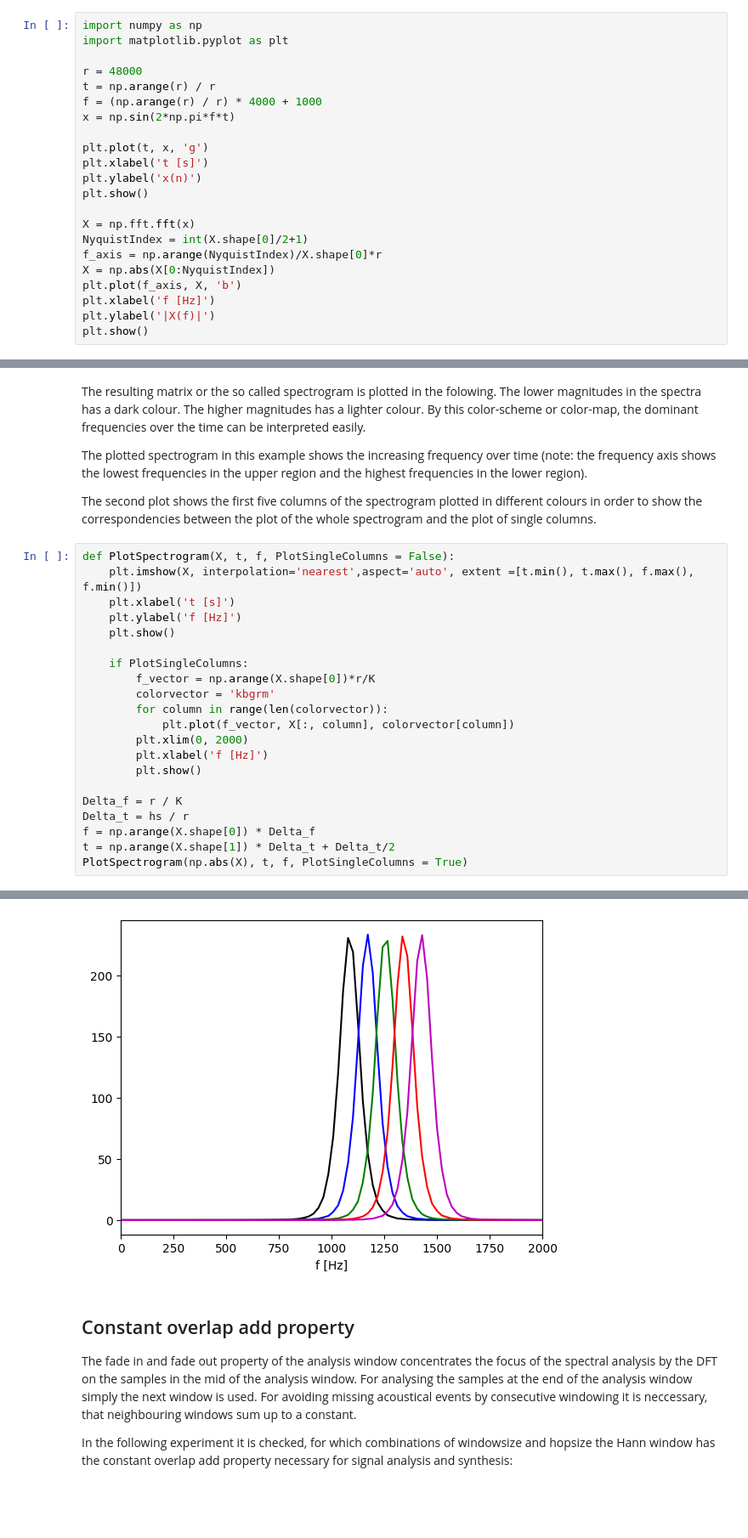
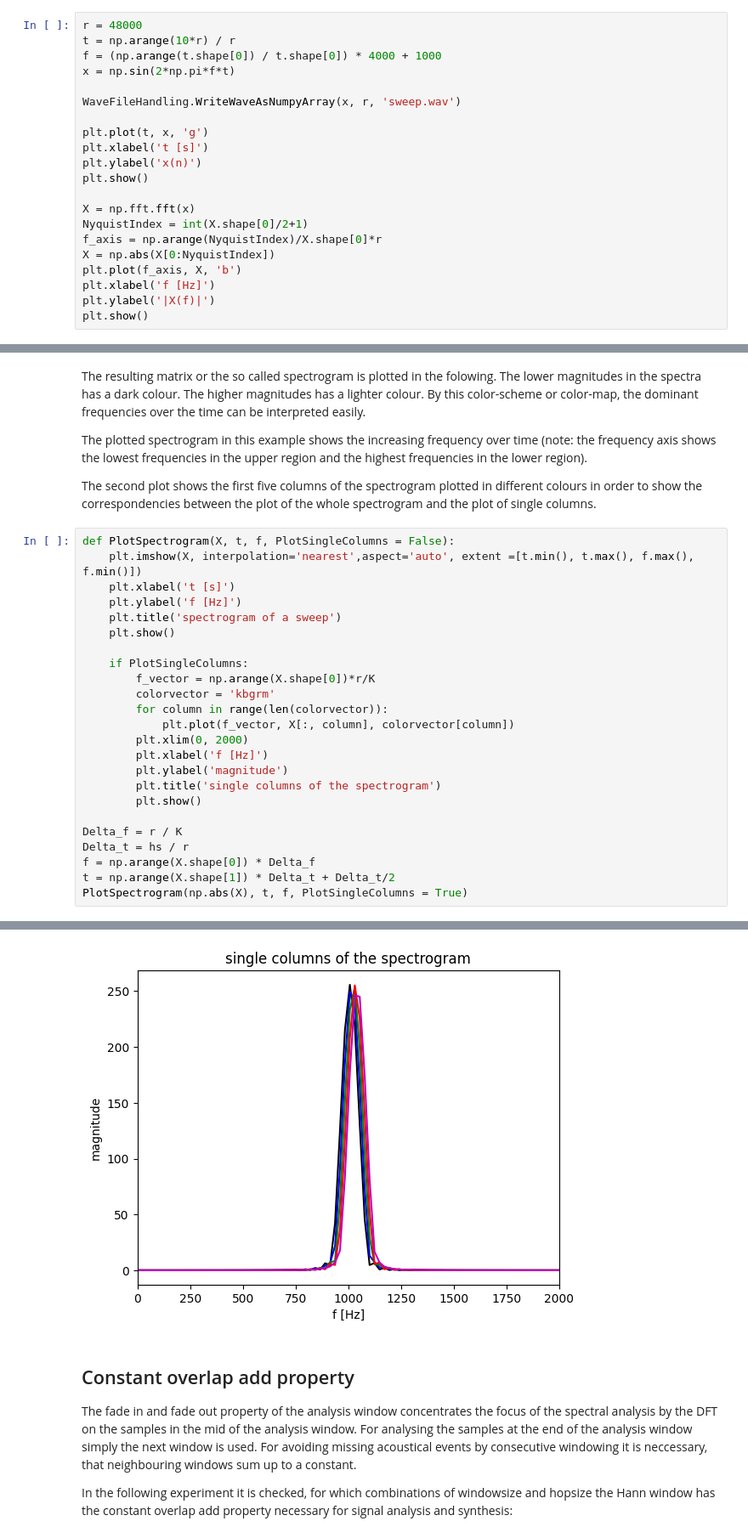
Before and after one commit to spiertz/VoiceControl, a Jupyter notebook: Week04_Preprocessing_STFT/01_ShortTimeFourierTransform.ipynb, the cells around one changed output, grey strips where cells are left out. Shown at 85% size. Drawn from its saved outputs; the diff is of its cells as text; blank space fills up the shorter version.

Commit message:
Wave examples extended. Wave IO separated into a Basics python script.

```diff
--- a/Week04_Preprocessing_STFT/01_ShortTimeFourierTransform.ipynb
+++ b/Week04_Preprocessing_STFT/01_ShortTimeFourierTransform.ipynb
@@ -12,11 +20,10 @@ A plot of the magnitude spectrum in blue shows the frequency range of the signal
 # %%
-import numpy as np
-import matplotlib.pyplot as plt
+r = 48000
+t = np.arange(10*r) / r
+f = (np.arange(t.shape[0]) / t.shape[0]) * 4000 + 1000
+x = np.sin(2*np.pi*f*t)
 
-r = 48000
-t = np.arange(r) / r
-f = (np.arange(r) / r) * 4000 + 1000
-x = np.sin(2*np.pi*f*t)
+WaveFileHandling.WriteWaveAsNumpyArray(x, r, 'sweep.wav')
 
 plt.plot(t, x, 'g')
 plt.xlabel('t [s]')
@@ -102,6 +109,7 @@ def PlotSpectrogram(X, t, f, PlotSingleColumns = False):
     plt.imshow(X, interpolation='nearest',aspect='auto', extent =[t.min(), t.max(), f.max(), f.min()])
     plt.xlabel('t [s]')
     plt.ylabel('f [Hz]')
+    plt.title('spectrogram of a sweep')
     plt.show()
 
     if PlotSingleColumns:
@@ -111,6 +119,8 @@ def PlotSpectrogram(X, t, f, PlotSingleColumns = False):
             plt.plot(f_vector, X[:, column], colorvector[column])
         plt.xlim(0, 2000)
         plt.xlabel('f [Hz]')
+        plt.ylabel('magnitude')
+        plt.title('single columns of the spectrogram')
         plt.show()
 
 Delta_f = r / K
@@ -123,4 +133,4 @@ PlotSpectrogram(np.abs(X), t, f, PlotSingleColumns = True)
-[figure, old version]
+[figure, new version]
 # %% [markdown]
 ## Constant overlap add property
 The fade in and fade out property of the analysis window concentrates the focus of the spectral analysis by the DFT on the samples in the mid of the analysis window. For analysing the samples at the end of the analysis window simply the next window is used. For avoiding missing acoustical events by consecutive windowing it is neccessary, that neighbouring windows sum up to a constant.
```
Also changed, not shown: parts of 9 cells of this notebook, 22 other files.
